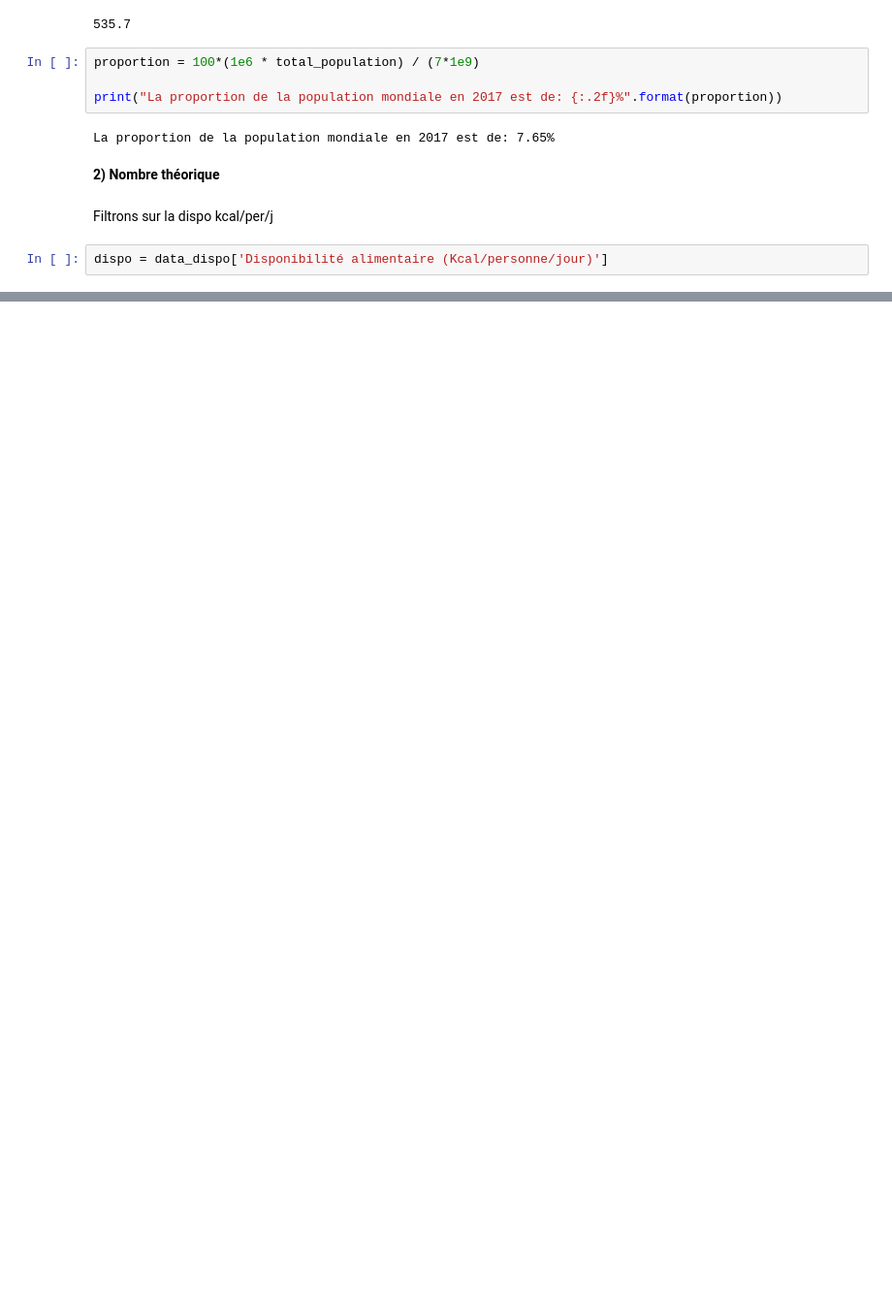
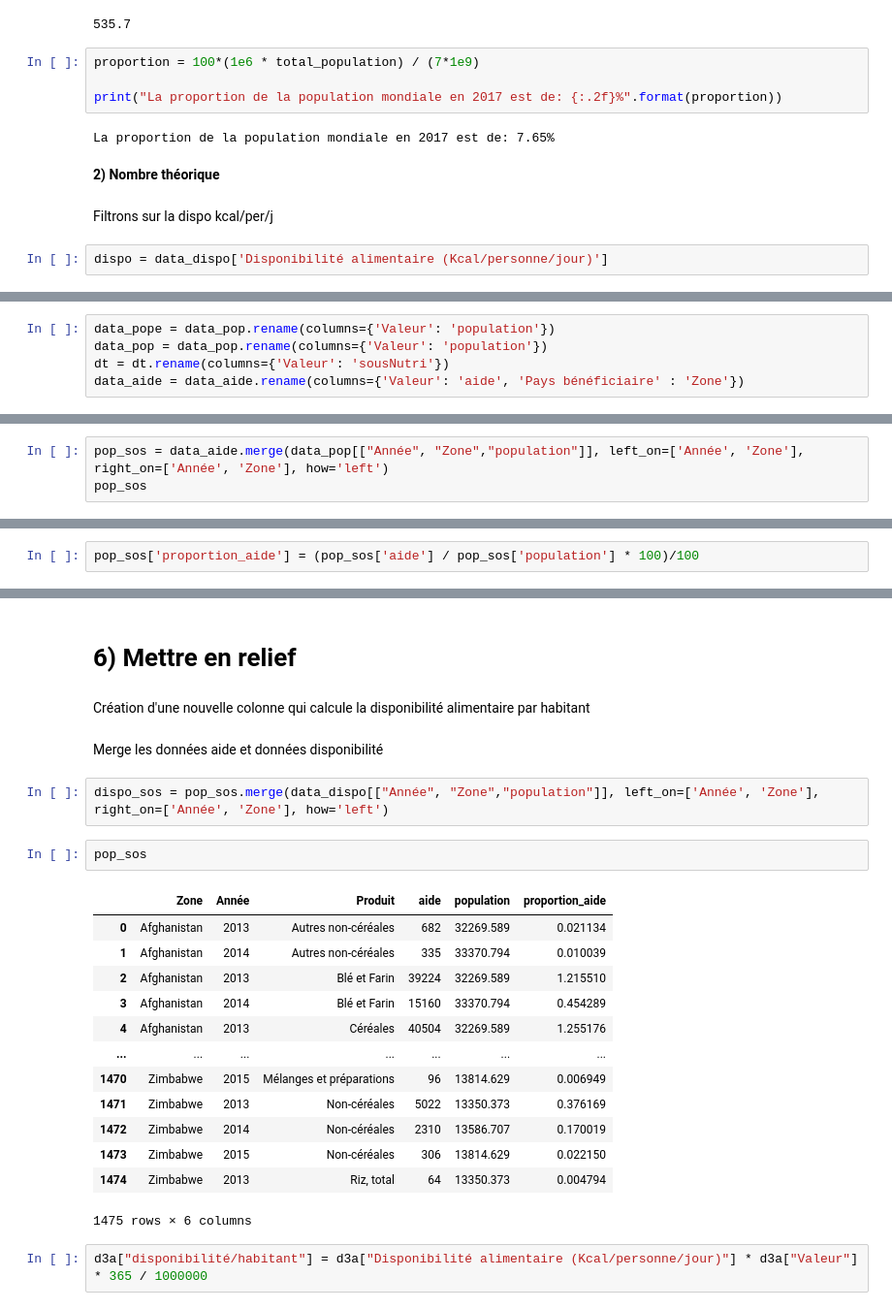
Before and after one commit to Morel-cpu/Etude-sante, a Jupyter notebook: data/projet4.ipynb, the cells around one changed output, grey strips where cells are left out. Shown at 97% size. Saved outputs shown, nothing was run; the diff lists cells and outputs as text; blank space fills up the shorter version.

```diff
--- a/data/projet4.ipynb
+++ b/data/projet4.ipynb
@@ -283,0 +373,5 @@ KeyError: 'Valeur'
+# %%
+data_pope = data_pop.rename(columns={'Valeur': 'population'})
+data_pop = data_pop.rename(columns={'Valeur': 'population'})
+dt = dt.rename(columns={'Valeur': 'sousNutri'})
+data_aide = data_aide.rename(columns={'Valeur': 'aide', 'Pays bénéficiaire' : 'Zone'})
@@ -283,0 +451,3 @@ KeyError: 'Valeur'
+# %%
+pop_sos = data_aide.merge(data_pop[["Année", "Zone","population"]], left_on=['Année', 'Zone'], right_on=['Année', 'Zone'], how='left')
+pop_sos
@@ -283,0 +468,2 @@ KeyError: 'Valeur'
+# %%
+pop_sos['proportion_aide'] = (pop_sos['aide'] / pop_sos['population'] * 100)/100
@@ -283,0 +533,26 @@ KeyError: 'Valeur'
+# %% [markdown]
+# 6) Mettre en relief
+# %% [markdown]
+Création d'une nouvelle colonne qui calcule la disponibilité alimentaire par habitant
+# %% [markdown]
+Merge les données aide et données disponibilité
+# %%
+dispo_sos = pop_sos.merge(data_dispo[["Année", "Zone","population"]], left_on=['Année', 'Zone'], right_on=['Année', 'Zone'], how='left')
+# %%
+pop_sos
+# %% [output]
+|  | Zone | Année | Produit | aide | population | proportion_aide |
+| 0 | Afghanistan | 2013 | Autres non-céréales | 682 | 32269.589 | 0.021134 |
+| 1 | Afghanistan | 2014 | Autres non-céréales | 335 | 33370.794 | 0.010039 |
+| 2 | Afghanistan | 2013 | Blé et Farin | 39224 | 32269.589 | 1.215510 |
+| 3 | Afghanistan | 2014 | Blé et Farin | 15160 | 33370.794 | 0.454289 |
+| 4 | Afghanistan | 2013 | Céréales | 40504 | 32269.589 | 1.255176 |
+| ... | ... | ... | ... | ... | ... | ... |
+| 1470 | Zimbabwe | 2015 | Mélanges et préparations | 96 | 13814.629 | 0.006949 |
+| 1471 | Zimbabwe | 2013 | Non-céréales | 5022 | 13350.373 | 0.376169 |
+| 1472 | Zimbabwe | 2014 | Non-céréales | 2310 | 13586.707 | 0.170019 |
+| 1473 | Zimbabwe | 2015 | Non-céréales | 306 | 13814.629 | 0.022150 |
+| 1474 | Zimbabwe | 2013 | Riz, total | 64 | 13350.373 | 0.004794 |
+1475 rows × 6 columns
+# %%
+d3a["disponibilité/habitant"] = d3a["Disponibilité alimentaire (Kcal/personne/jour)"] * d3a["Valeur"] * 365 / 1000000
```
Also changed, not shown: parts of 42 cells of this notebook.
